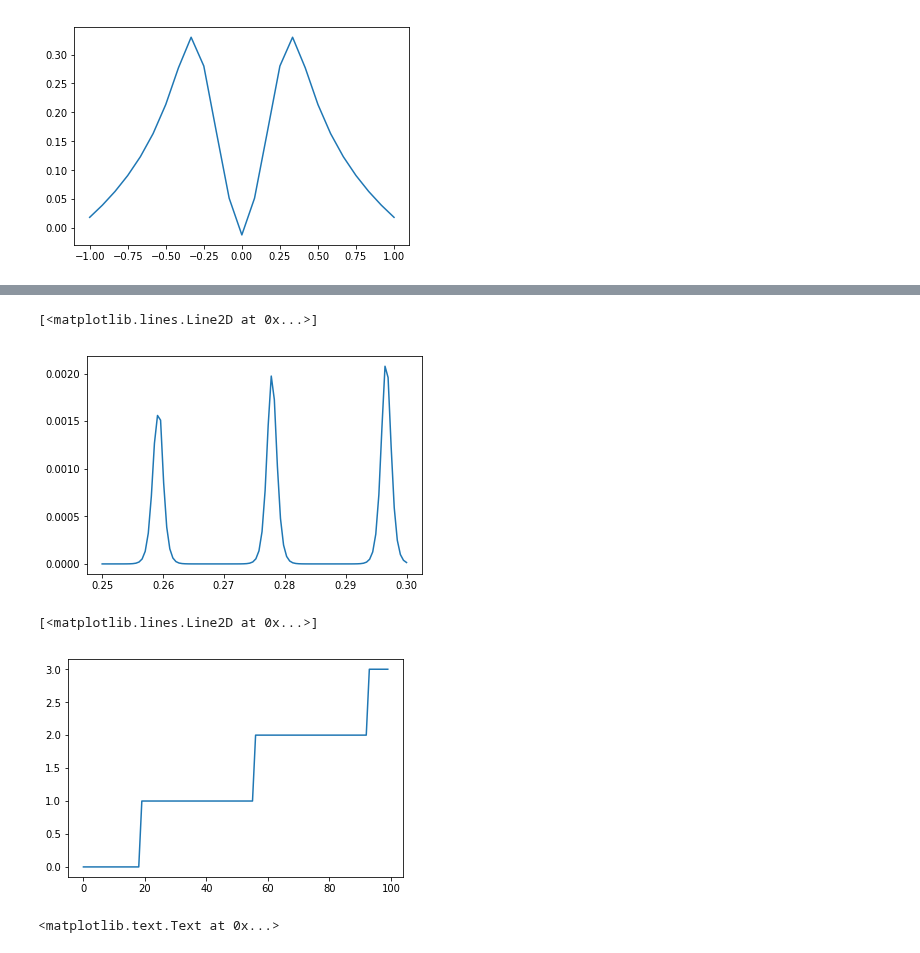
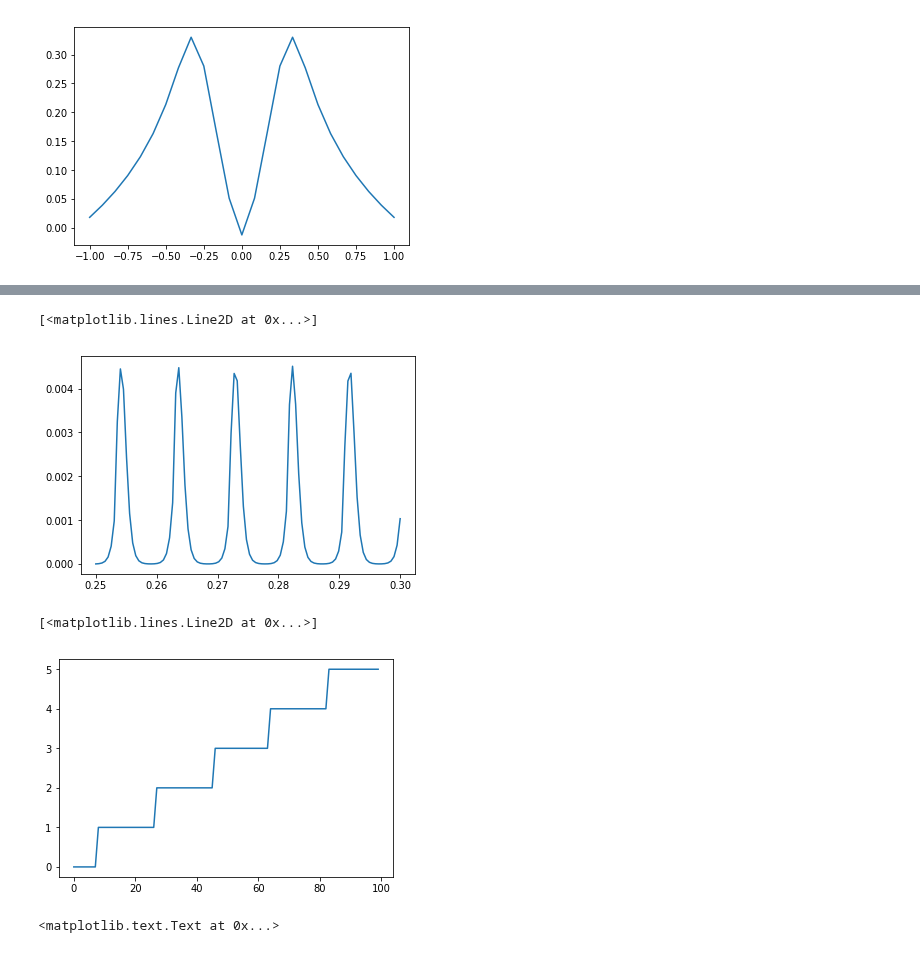
Before and after one commit to Quantumgame/quantum-ml, a Jupyter notebook: test_notebooks/single_dot.ipynb, the cells around one changed output, grey strips where cells are left out. Saved outputs shown, nothing was run; the diff lists cells and outputs as text; code cells hidden in the pictures.

```diff
--- a/test_notebooks/single_dot.ipynb
+++ b/test_notebooks/single_dot.ipynb
@@ -67,7 +67,7 @@ plt.plot(x,V)
 [figure]
 # %%
 # K_sweep
-K_vec = np.linspace(3e-3,10e-3,1000)
+K_vec = np.linspace(5e-3,10e-3,1)
 V_d_vec = np.linspace(250e-3,300e-3,100)
 
 I_vec = np.zeros((len(K_vec),len(V_d_vec)))
@@ -107,13 +91,13 @@ for j in range(len(K_vec)):
 # %%
-plt.plot(V_d_vec,I_vec)
+plt.plot(V_d_vec,I_vec[0])
 # %% [output]
 [<matplotlib.lines.Line2D at 0x...>]
-[figure, old version]
+[figure, new version]
 # %%
-plt.plot(charge_state_vec)
+plt.plot(charge_state_vec[0])
 # %% [output]
 [<matplotlib.lines.Line2D at 0x...>]
-[figure, old version]
+[figure, new version]
 # %%
 XX,YY = np.meshgrid(V_d_vec,K_vec)
 plt.pcolor(XX,YY,I_vec,cmap="summer")
```
Also changed, not shown: parts of 2 cells of this notebook, 3 other files.
